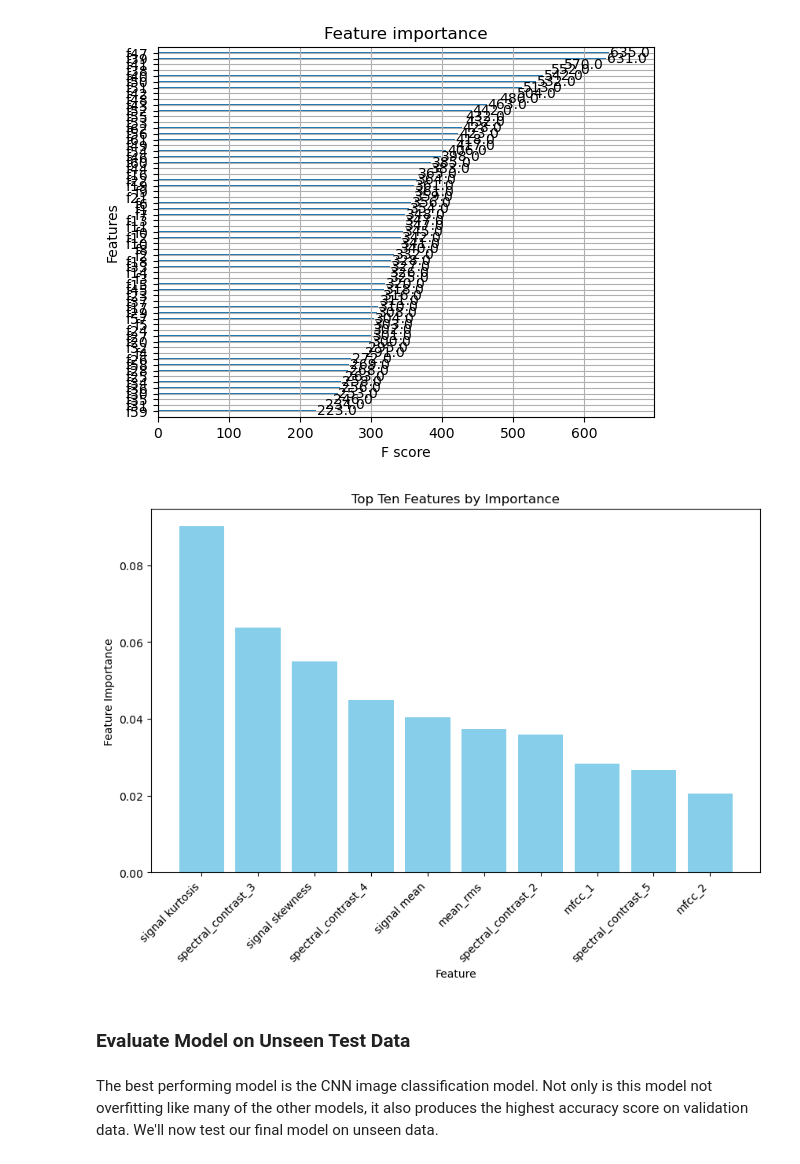
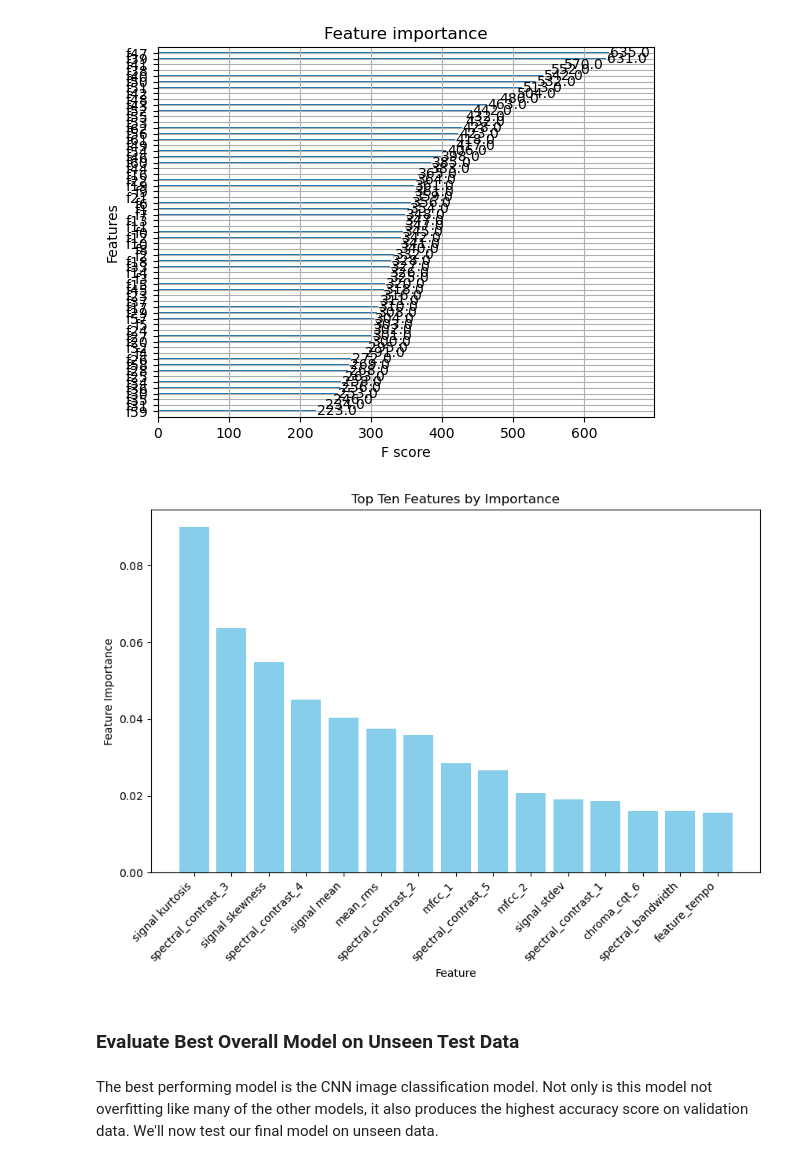
Before and after one commit to ekrueger1217/Music-Genre-Classifier, a Jupyter notebook: Sound_Classifier_Models.ipynb, the cells around one changed output. Cells and saved outputs as stored; diff of their text form; code cells hidden in the pictures.

```diff
--- a/Sound_Classifier_Models.ipynb
+++ b/Sound_Classifier_Models.ipynb
@@ -852,22 +1064,22 @@ plt.show()
 # %%
 #Above is difficult to read, let's plot the top ten most impactful features
 importances = xg_best_model.named_steps['model'].feature_importances_
 feature_names = X_train_feat.columns
 importance_df = pd.DataFrame({'Feature': feature_names, 'Importance': importances})
 importance_df = importance_df.sort_values(by='Importance', ascending=False)
-top_ten_importance = importance_df.head(10)
+top_ten_importance = importance_df.head(15)
 
 plt.figure(figsize=(10, 6))
 plt.bar(top_ten_importance['Feature'], top_ten_importance['Importance'], color='skyblue')
 plt.xlabel('Feature')
 plt.ylabel('Feature Importance')
 plt.title('Top Ten Features by Importance')
 plt.xticks(rotation=45, ha='right')  # Rotate x-axis labels for better readability
 plt.show()
 # %% [output]
-[figure, old version]
+[figure, new version]
 # %% [markdown]
-### Evaluate Model on Unseen Test Data
+### Evaluate Best Overall Model on Unseen Test Data
 # %% [markdown]
 The best performing model is the CNN image classification model. Not only is this model not overfitting like many of the other models, it also produces the highest accuracy score on validation data. We'll now test our final model on unseen data.
 # %%
```
Also changed, not shown: parts of 24 cells of this notebook, 10 other files.
